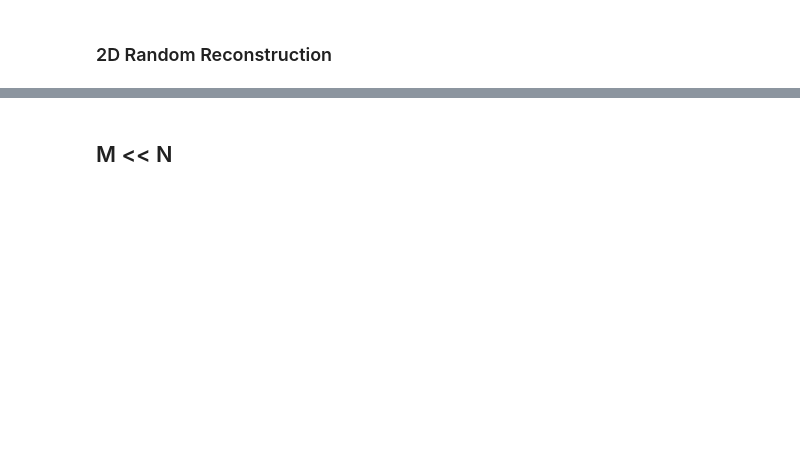
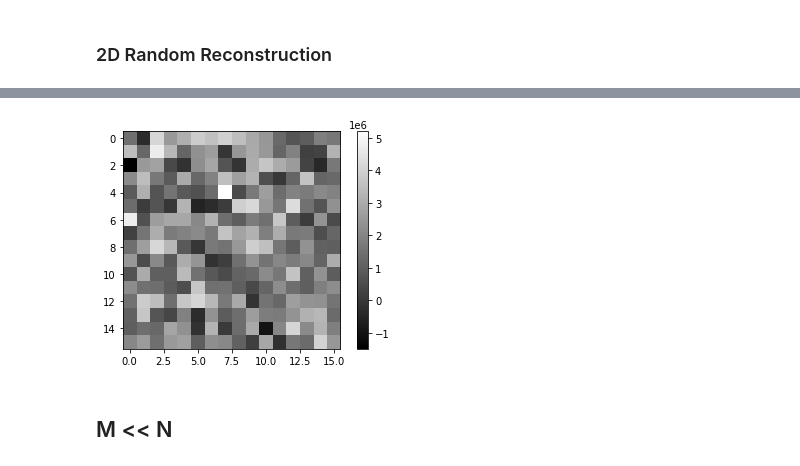
Before and after one commit to kamblihrishikesh29/II-Final, a Jupyter notebook: CS Test 1.ipynb, the cells around one changed output, grey strips where cells are left out. Drawn from its saved outputs; the diff is of its cells as text; code cells hidden in the pictures; blank space fills up the shorter version.

```diff
--- a/CS Test 1.ipynb
+++ b/CS Test 1.ipynb
@@ -131,3 +123,13 @@ ValueError: cannot reshape array of size 0 into shape (1024,1280,256)
+# %%
+A_inv_2drand = np.linalg.pinv(A_2drand, rcond=1e-1)
+X_2drand = np.matmul(A_inv_2drand, Y_2drand)
+X_2drand = X_2drand.reshape(16,16)
+
+plt.imshow(X_2drand, cmap='gray')
+plt.colorbar()
+plt.show()
+# %% [output]
+[figure, added]
 # %% [markdown]
 ## M << N
 # %%
```
Also changed, not shown: parts of 3 cells of this notebook, 1 other file.
